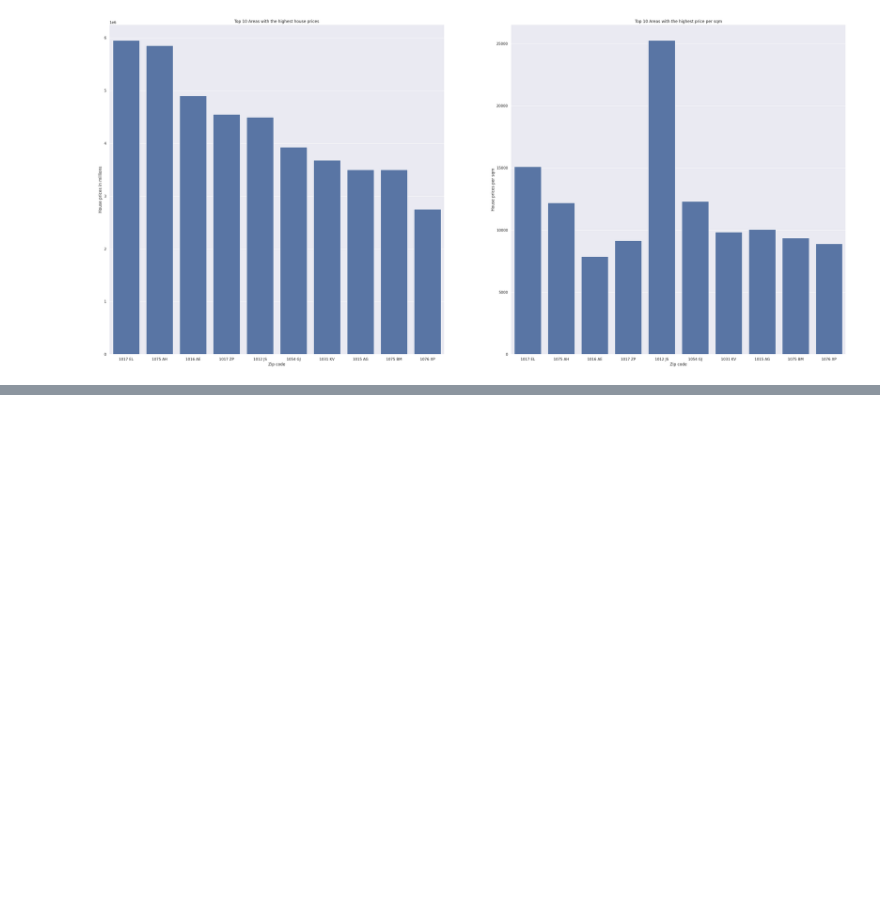
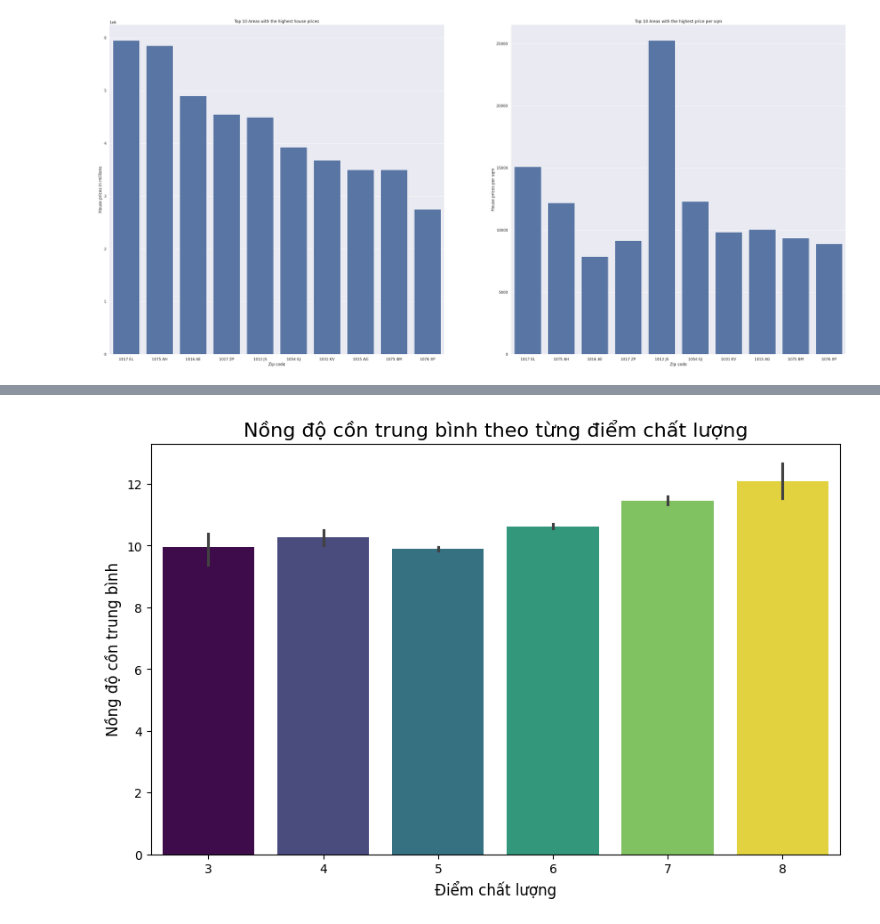
Before and after one commit to plkimtuyen05-boop/ktltsp.ueh25, a Jupyter notebook: midterm/th1 thong ke mo ta.ipynb, the cells around one changed output, grey strips where cells are left out. Cells and saved outputs as stored; diff of their text form; code cells hidden in the pictures; blank space fills up the shorter version.

```diff
--- a/midterm/th1 thong ke mo ta.ipynb
+++ b/midterm/th1 thong ke mo ta.ipynb
@@ -241,0 +267,12 @@ fig.savefig('case3 bt 1 nv1 1.2 Seaborn.png')
+# %%
+#Nồng độ cồn theo chất lượng
+plt.figure(figsize=(10, 6))
+sns.barplot(data=wine_data, x='quality', y='alcohol', hue='quality',
+            palette='viridis', legend=False)
+plt.title('Nồng độ cồn trung bình theo từng điểm chất lượng', fontsize=16)
+plt.xlabel('Điểm chất lượng', fontsize=12)
+plt.ylabel('Nồng độ cồn trung bình', fontsize=12)
+plt.savefig('Bieu do nong do con theo chat luong bth 1.png')
+plt.show()
+# %% [output]
+[figure, added]
```
Also changed, not shown: parts of 3 cells of this notebook, 3 other files.
